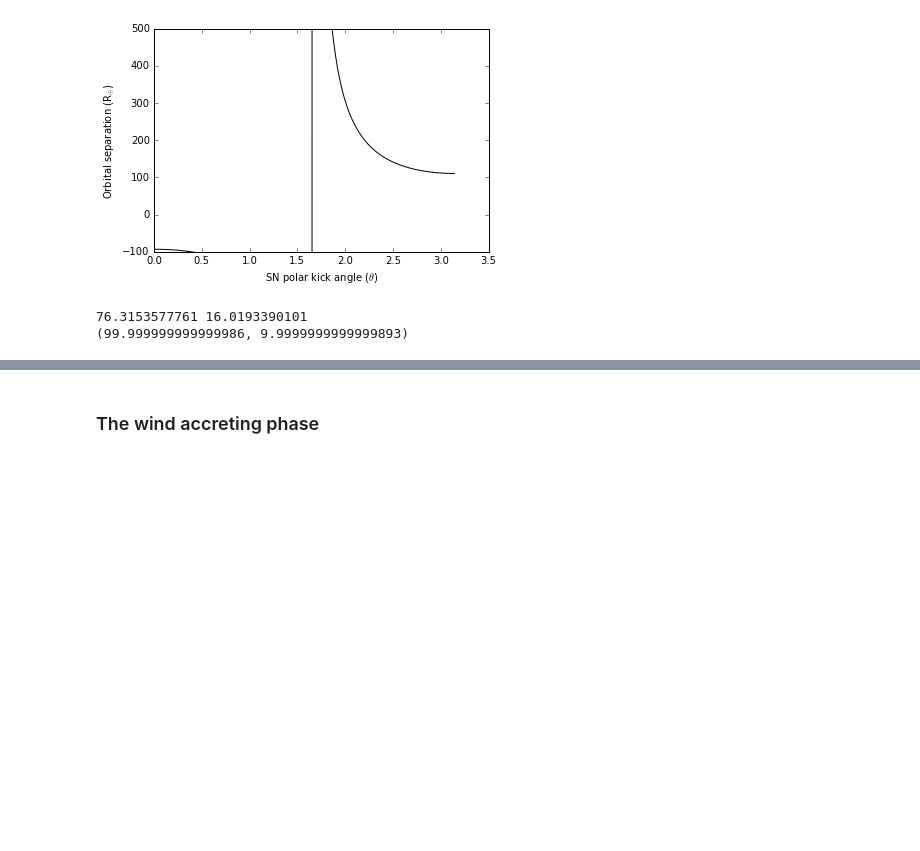
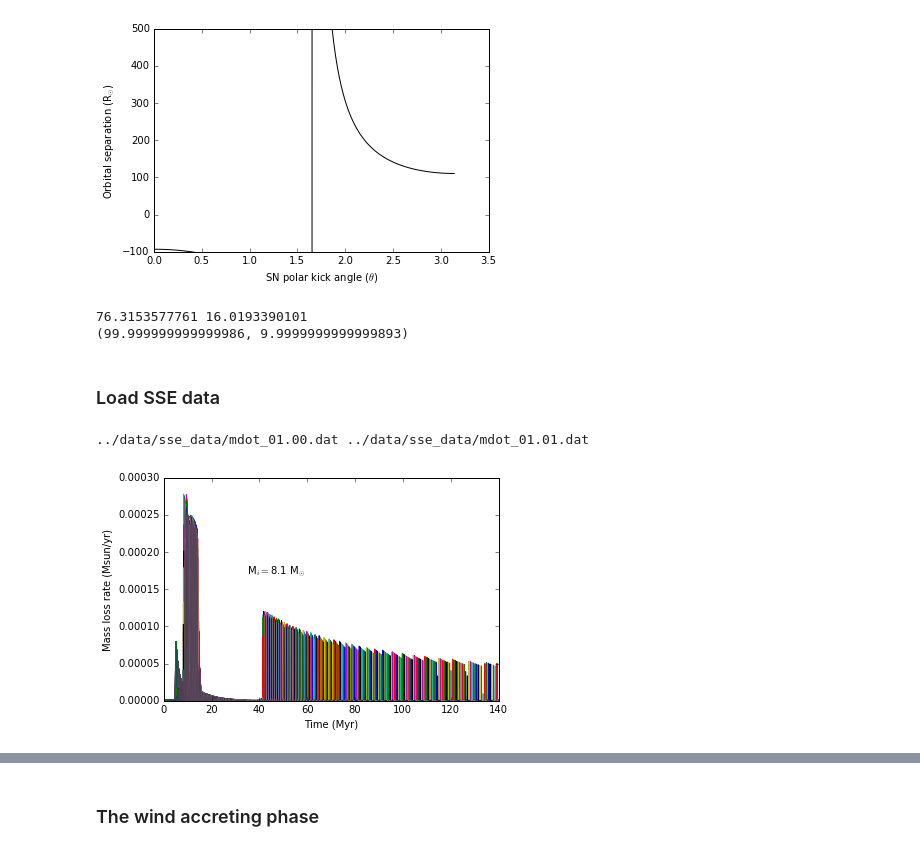
Before and after one commit to astroJeff/XRB, a Jupyter notebook: notebooks/XRB Probability.ipynb, the cells around one changed output, grey strips where cells are left out. Cells and saved outputs as stored; diff of their text form; code cells hidden in the pictures; blank space fills up the shorter version.

```diff
--- a/notebooks/XRB Probability.ipynb
+++ b/notebooks/XRB Probability.ipynb
@@ -103,3 +103,48 @@ print func_SN_backward(M_2, a1, v1, v_k, theta)
 # %% [output]
 76.3153577761 16.0193390101
 (99.999999999999986, 9.9999999999999893)
+# %% [markdown]
+### Load SSE data
+# %%
+names = ["time","mass","mdot"]
+
+f_list = glob.glob("../data/sse_data/mdot_*.dat")
+
+f_list = np.sort(f_list)
+
+# Create empty data storage structure
+sse_data = np.recarray(0, names=names, formats=['f8,float64,float64'])
+
+func_sse_mdot = np.array([])
+func_sse_mass = np.array([])
+func_sse_tmax = np.array([])
+
+for f in f_list:
+    datafile = os.path.abspath(f)
+    sse_tmp_data = np.genfromtxt(datafile, usecols=(0,2,3), dtype="f8,float64,float64", skip_header=1, names=names)
+
+    func_sse_mass = np.append(func_sse_mass, interp1d(sse_tmp_data["time"], sse_tmp_data["mass"]))
+    func_sse_mdot = np.append(func_sse_mdot, interp1d(sse_tmp_data["time"], sse_tmp_data["mdot"]))
+    func_sse_tmax = np.append(func_sse_tmax, max(sse_tmp_data["time"]))
+# %% [output]
+../data/sse_data/mdot_01.00.dat ../data/sse_data/mdot_01.01.dat
+# %%
+xmin = 0.0
+xmax = 140.0
+
+for i in np.arange(len(func_sse_tmax)):
+    temp_x = np.linspace(1.0, min(func_sse_tmax[i], xmax), 2000)
+    temp_y = func_sse_mdot[i](temp_x)
+
+    plt.plot(temp_x, temp_y)
+
+plt.xlim(xmin, xmax)
+
+plt.xlabel("Time (Myr)")
+plt.ylabel("Mass loss rate (Msun/yr)")
+
+plt.text(35.0, 1.7e-4, r"M$_i = $8.1 M$_{\odot}$")
+
+plt.show()
+# %% [output]
+[figure, added]
```
Also changed, not shown: parts of 13 cells of this notebook.
